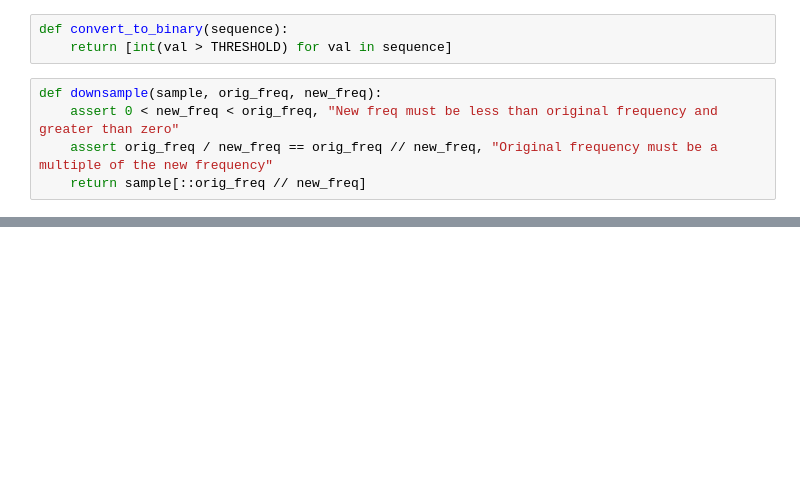
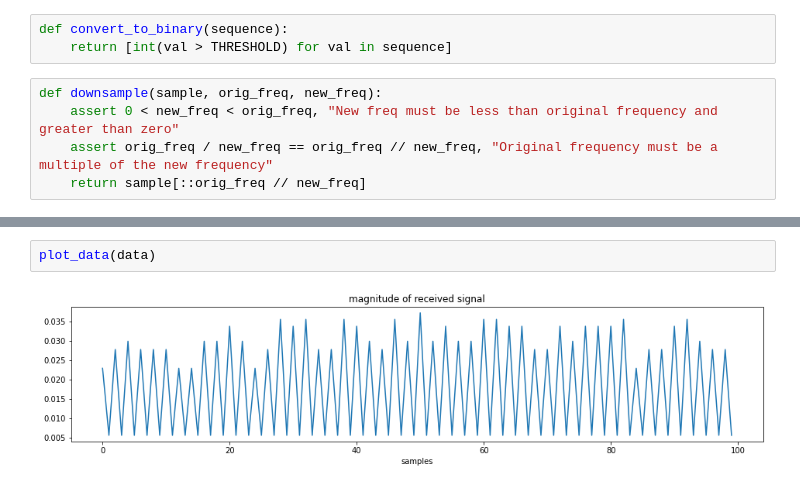
Before and after one commit to itsjameszhao/digital-systems-labs, a Jupyter notebook: Final_Project/Radio_Receiver/Receiver Prototyping.ipynb, the cells around one changed output, grey strips where cells are left out. Cells and saved outputs as stored; diff of their text form; blank space fills up the shorter version.

```diff
--- a/Final_Project/Radio_Receiver/Receiver Prototyping.ipynb
+++ b/Final_Project/Radio_Receiver/Receiver Prototyping.ipynb
@@ -149,0 +233,4 @@ Swap:         975Mi       133Mi       842Mi
+# %%
+plot_data(data)
+# %% [output]
+[figure, added]
```
Also changed, not shown: parts of 41 cells of this notebook.
